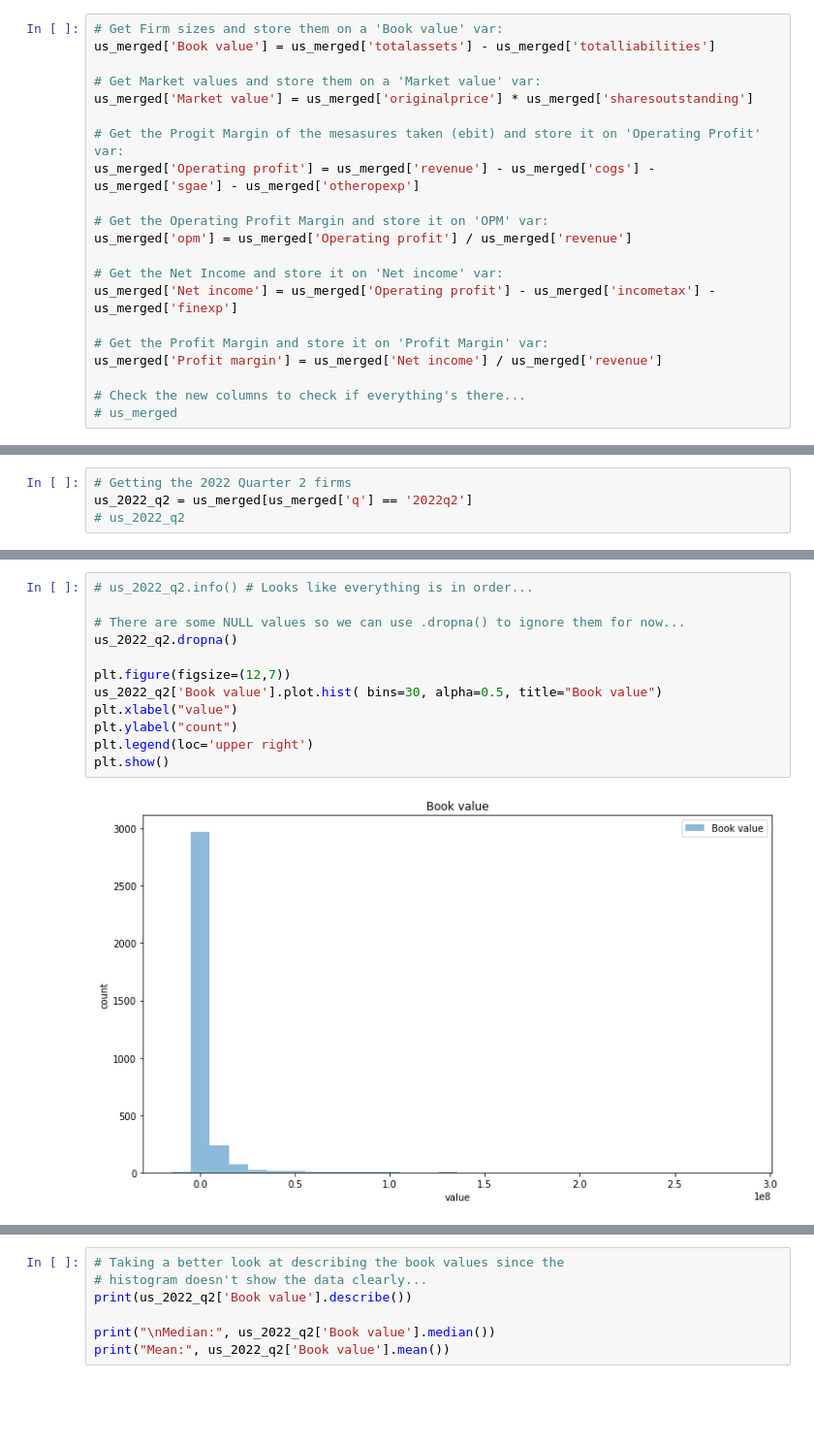
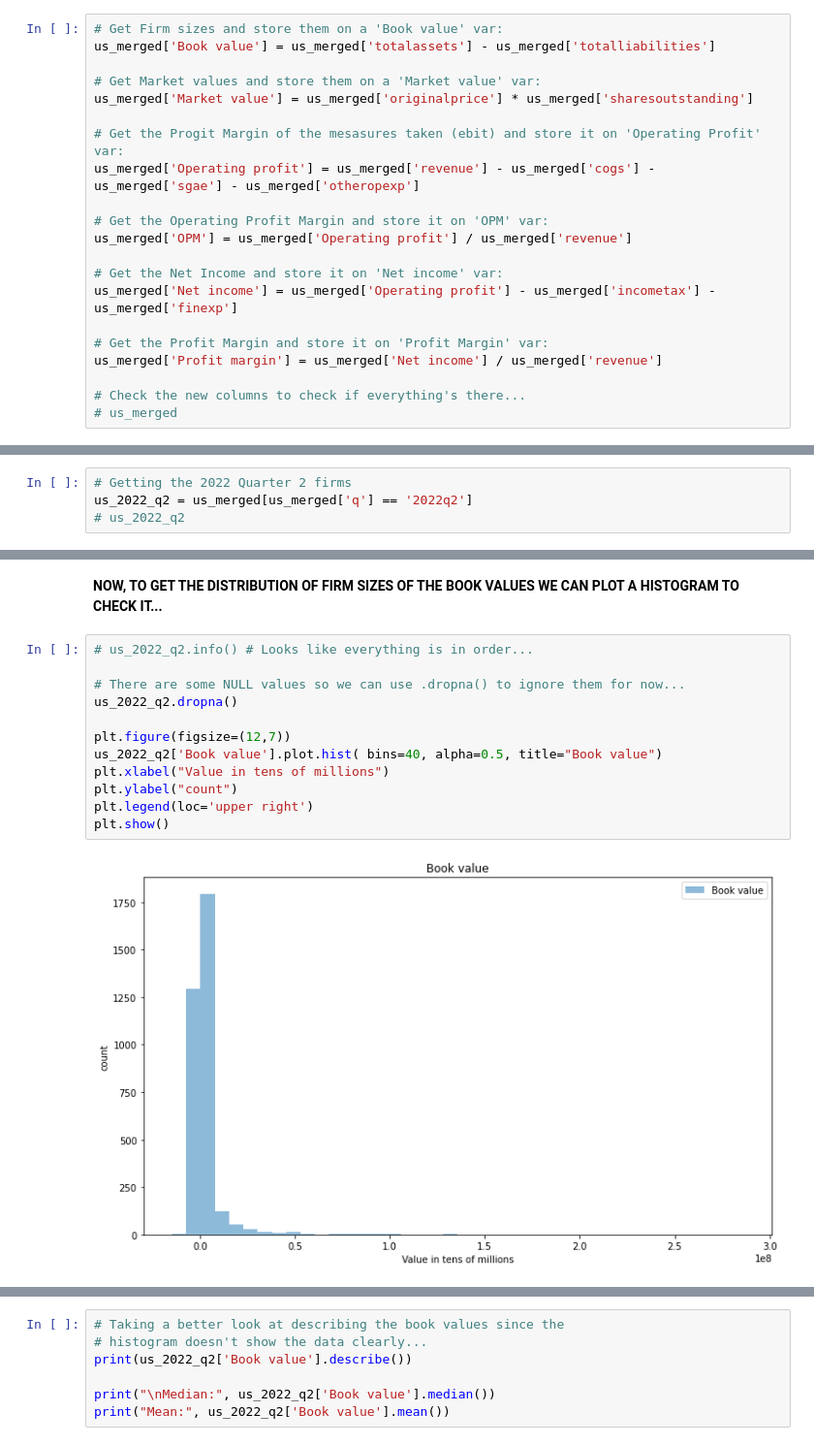
Before and after one commit to A01706155/TC3006C-StatisticsWorkshop, a Jupyter notebook: Business_case/business_case.ipynb, the cells around one changed output, grey strips where cells are left out. Shown at 97% size. Cells and saved outputs as stored; diff of their text form; blank space fills up the shorter version.

```diff
--- a/Business_case/business_case.ipynb
+++ b/Business_case/business_case.ipynb
@@ -139,7 +126,7 @@ us_merged['Market value'] = us_merged['originalprice'] * us_merged['sharesoutsta
 us_merged['Operating profit'] = us_merged['revenue'] - us_merged['cogs'] - us_merged['sgae'] - us_merged['otheropexp']
 
 # Get the Operating Profit Margin and store it on 'OPM' var:
-us_merged['opm'] = us_merged['Operating profit'] / us_merged['revenue']
+us_merged['OPM'] = us_merged['Operating profit'] / us_merged['revenue']
 
 # Get the Net Income and store it on 'Net income' var:
 us_merged['Net income'] = us_merged['Operating profit'] - us_merged['incometax'] - us_merged['finexp']
@@ -158,14 +153,16 @@ us_2022_q2 = us_merged[us_merged['q'] == '2022q2']
+# %% [markdown]
+**NOW, TO GET THE DISTRIBUTION OF FIRM SIZES OF THE BOOK VALUES WE CAN PLOT A HISTOGRAM TO CHECK IT...**
 # %%
 # us_2022_q2.info() # Looks like everything is in order...
 
 # There are some NULL values so we can use .dropna() to ignore them for now...
 us_2022_q2.dropna()
 
 plt.figure(figsize=(12,7))
-us_2022_q2['Book value'].plot.hist( bins=30, alpha=0.5, title="Book value")
-plt.xlabel("value")
+us_2022_q2['Book value'].plot.hist( bins=40, alpha=0.5, title="Book value")
+plt.xlabel("Value in tens of millions")
 plt.ylabel("count")
 plt.legend(loc='upper right')
 plt.show()
 # %% [output]
-[figure, old version]
+[figure, new version]
```
Also changed, not shown: parts of 51 cells of this notebook, 1 other file.
